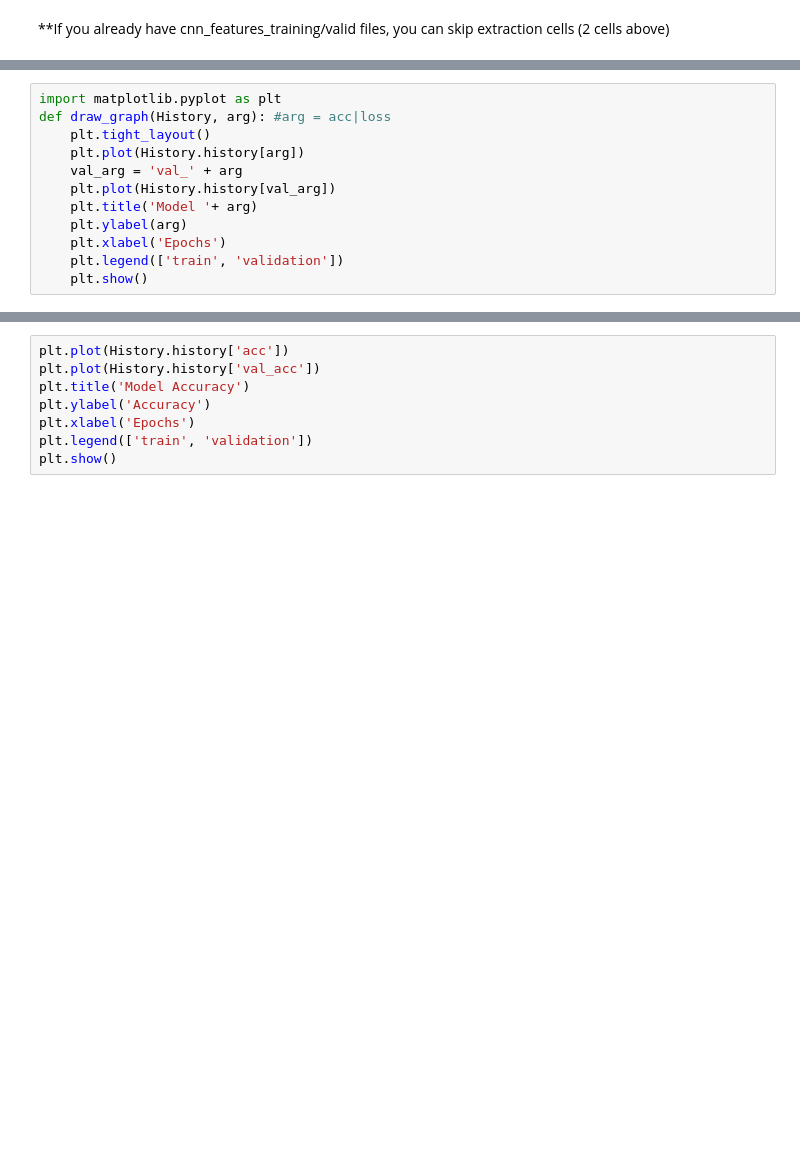
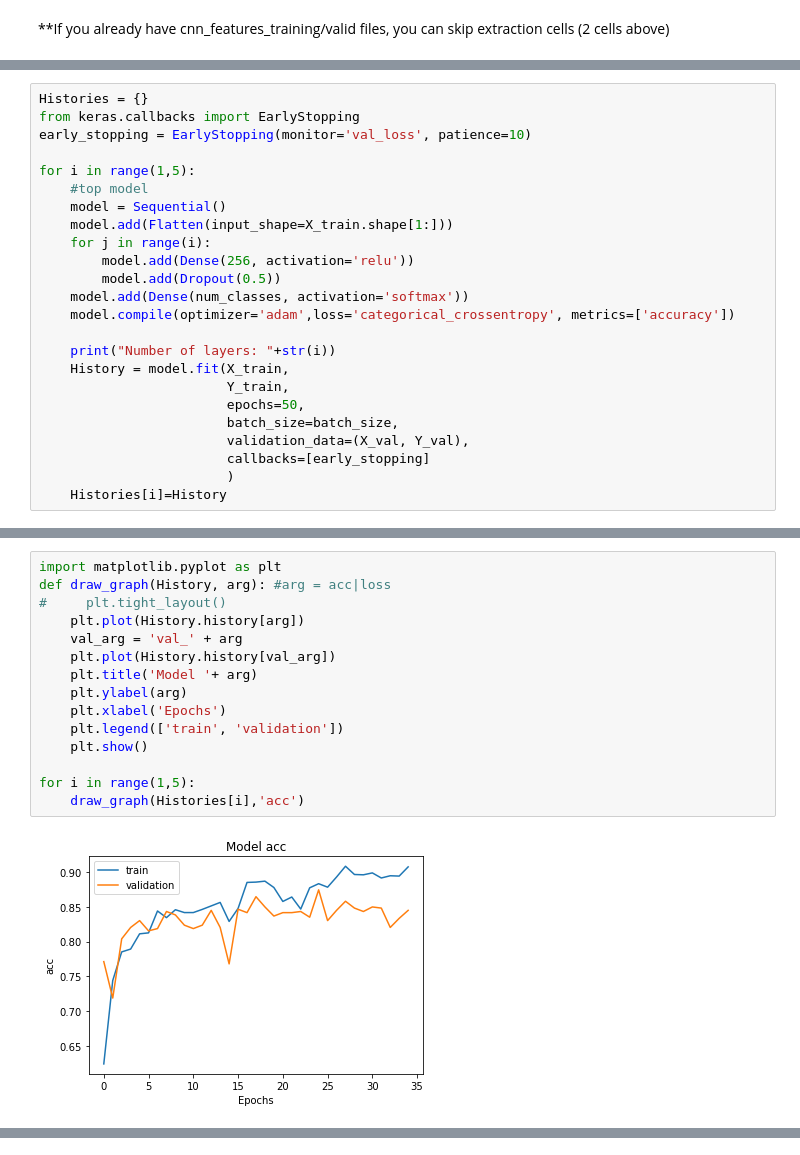
Before and after one commit to ZhichuanLi/CNN, a Jupyter notebook: VGGtest.ipynb, the cells around one changed output, grey strips where cells are left out. Saved outputs shown, nothing was run; the diff lists cells and outputs as text; blank space fills up the shorter version.

Commit message:
Fix VGGtest and add more features
- loop through n-layers
- features files for 128x128 images

```diff
--- a/VGGtest.ipynb
+++ b/VGGtest.ipynb
@@ -108,0 +66,24 @@ Epoch 37/50
+# %%
+Histories = {}
+from keras.callbacks import EarlyStopping
+early_stopping = EarlyStopping(monitor='val_loss', patience=10)
+
+for i in range(1,5):
+    #top model
+    model = Sequential()
+    model.add(Flatten(input_shape=X_train.shape[1:]))
+    for j in range(i):
+        model.add(Dense(256, activation='relu'))
+        model.add(Dropout(0.5))
+    model.add(Dense(num_classes, activation='softmax'))
+    model.compile(optimizer='adam',loss='categorical_crossentropy', metrics=['accuracy'])
+
+    print("Number of layers: "+str(i))
+    History = model.fit(X_train,
+                        Y_train,
+                        epochs=50,
+                        batch_size=batch_size,
+                        validation_data=(X_val, Y_val),
+                        callbacks=[early_stopping]
+                        )
+    Histories[i]=History
@@ -109,12 +108,17 @@ Epoch 37/50
 # %%
 import matplotlib.pyplot as plt
 def draw_graph(History, arg): #arg = acc|loss
-    plt.tight_layout()
+#     plt.tight_layout()
     plt.plot(History.history[arg])
     val_arg = 'val_' + arg
     plt.plot(History.history[val_arg])
     plt.title('Model '+ arg)
     plt.ylabel(arg)
     plt.xlabel('Epochs')
     plt.legend(['train', 'validation'])
     plt.show()
+
+for i in range(1,5):
+    draw_graph(Histories[i],'acc')
+# %% [output]
+[figure, added]
@@ -121,9 +128 @@ def draw_graph(History, arg): #arg = acc|loss
-# %%
-plt.plot(History.history['acc'])
-plt.plot(History.history['val_acc'])
-plt.title('Model Accuracy')
-plt.ylabel('Accuracy')
-plt.xlabel('Epochs')
-plt.legend(['train', 'validation'])
-plt.show()
 # %%
```
Also changed, not shown: parts of 7 cells of this notebook, 2 other files.
